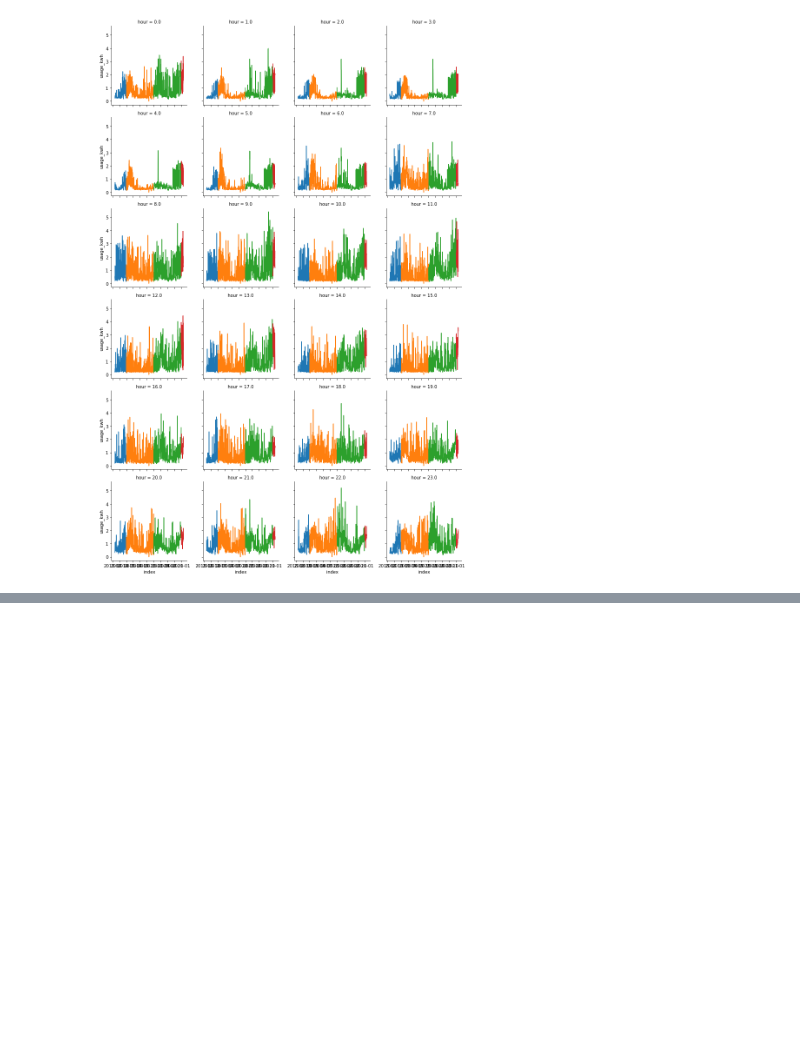
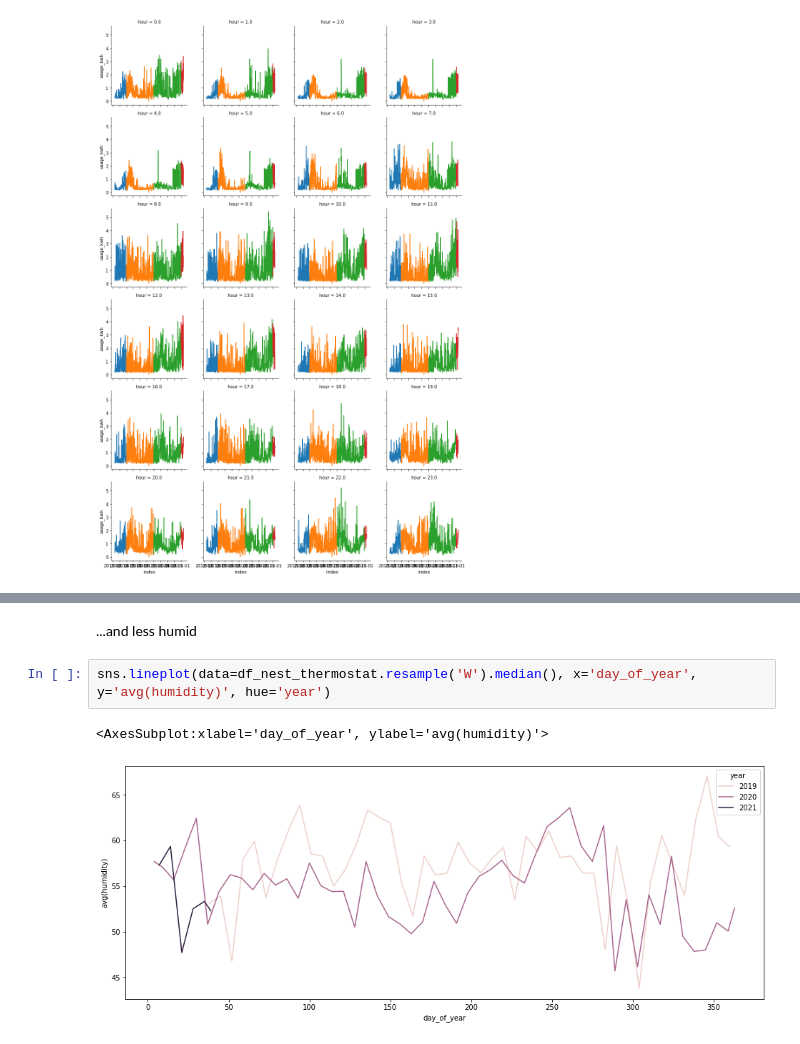
Before and after one commit to andrewhao/nrglab, a Jupyter notebook: nrglab.ipynb, the cells around one changed output, grey strips where cells are left out. Saved outputs shown, nothing was run; the diff lists cells and outputs as text; blank space fills up the shorter version.

```diff
--- a/nrglab.ipynb
+++ b/nrglab.ipynb
@@ -228,0 +283,7 @@ g.map(sns.lineplot, "index", "usage_kwh", estimator=np.sum)
+# %% [markdown]
+...and less humid
+# %%
+sns.lineplot(data=df_nest_thermostat.resample('W').median(), x='day_of_year', y='avg(humidity)', hue='year')
+# %% [output]
+<AxesSubplot:xlabel='day_of_year', ylabel='avg(humidity)'>
+[figure, added]
```
Also changed, not shown: parts of 13 cells of this notebook.
